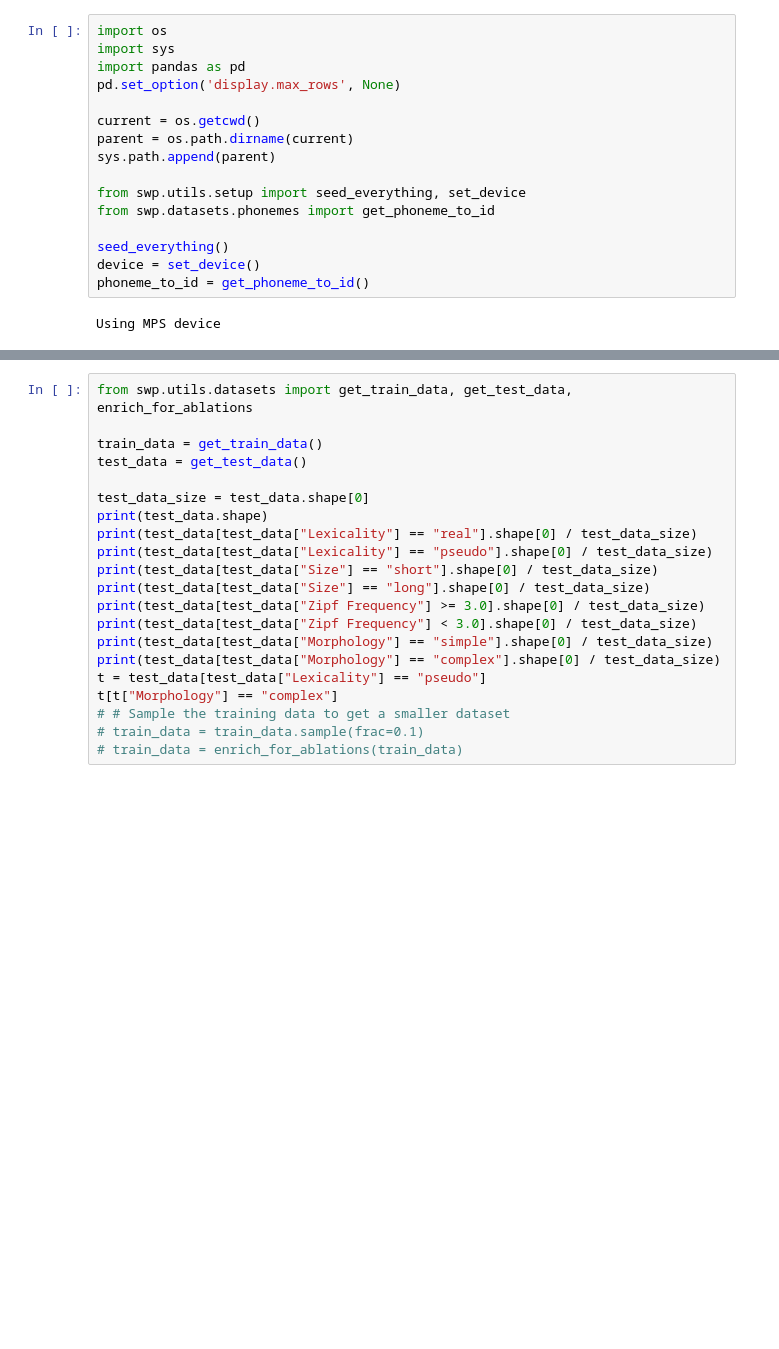
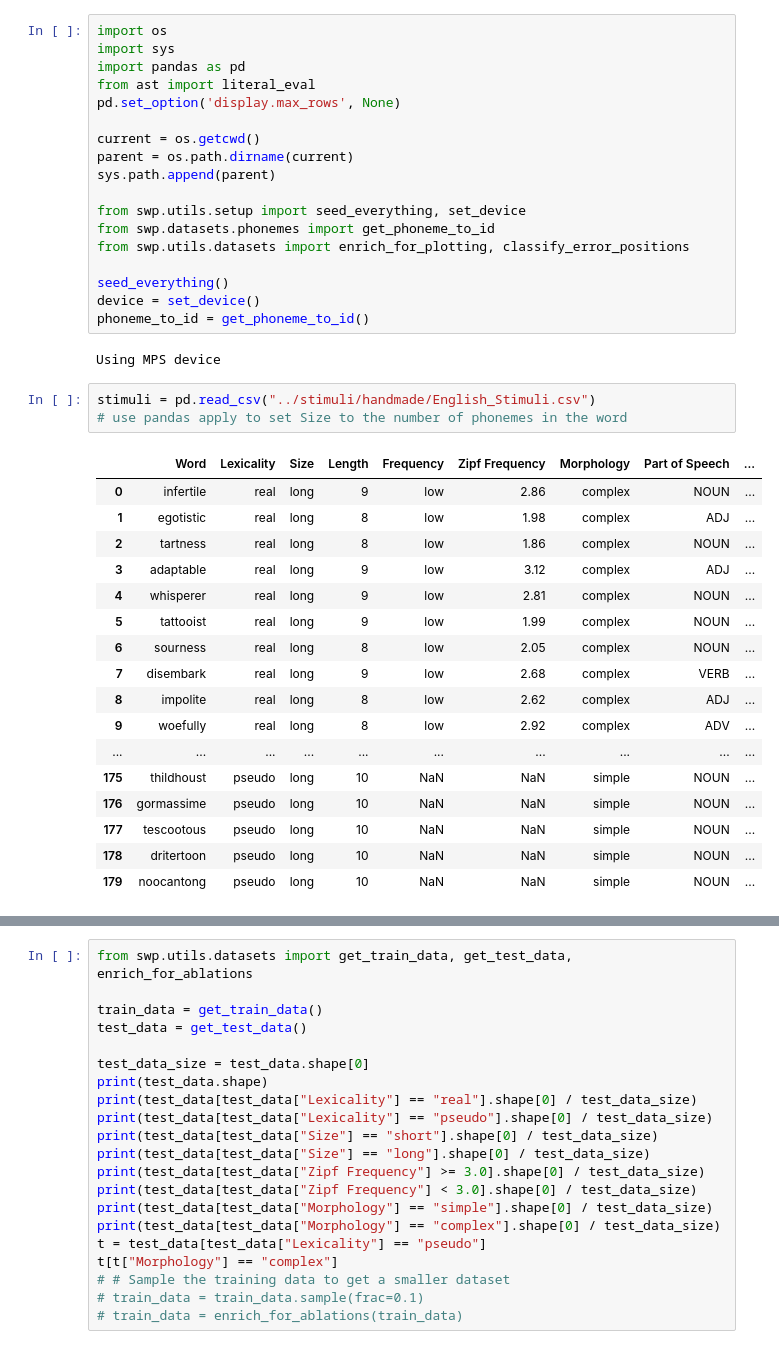
Before and after one commit to danieldager/swp-model, a Jupyter notebook: notebooks/simulations.ipynb, the cells around one changed output, grey strips where cells are left out. Cells and saved outputs as stored; diff of their text form; blank space fills up the shorter version.

```diff
--- a/notebooks/simulations.ipynb
+++ b/notebooks/simulations.ipynb
@@ -2,6 +2,7 @@
 import os
 import sys
 import pandas as pd
+from ast import literal_eval
 pd.set_option('display.max_rows', None)
 
 current = os.getcwd()
@@ -10,9 +11,31 @@ sys.path.append(parent)
 
 from swp.utils.setup import seed_everything, set_device
 from swp.datasets.phonemes import get_phoneme_to_id
+from swp.utils.datasets import enrich_for_plotting, classify_error_positions
 
 seed_everything()
 device = set_device()
 phoneme_to_id = get_phoneme_to_id()
 # %% [output]
 Using MPS device
+# %%
+stimuli = pd.read_csv("../stimuli/handmade/English_Stimuli.csv")
+# use pandas apply to set Size to the number of phonemes in the word
+# %% [output]
+|  | Word | Lexicality | Size | Length | Frequency | Zipf Frequency | Morphology | Part of Speech | ... |
+| 0 | infertile | real | long | 9 | low | 2.86 | complex | NOUN | ... |
+| 1 | egotistic | real | long | 8 | low | 1.98 | complex | ADJ | ... |
+| 2 | tartness | real | long | 8 | low | 1.86 | complex | NOUN | ... |
+| 3 | adaptable | real | long | 9 | low | 3.12 | complex | ADJ | ... |
+| 4 | whisperer | real | long | 9 | low | 2.81 | complex | NOUN | ... |
+| 5 | tattooist | real | long | 9 | low | 1.99 | complex | NOUN | ... |
+| 6 | sourness | real | long | 8 | low | 2.05 | complex | NOUN | ... |
+| 7 | disembark | real | long | 9 | low | 2.68 | complex | VERB | ... |
+| 8 | impolite | real | long | 8 | low | 2.62 | complex | ADJ | ... |
+| 9 | woefully | real | long | 8 | low | 2.92 | complex | ADV | ... |
+| ... | ... | ... | ... | ... | ... | ... | ... | ... | ... |
+| 175 | thildhoust | pseudo | long | 10 | NaN | NaN | simple | NOUN | ... |
+| 176 | gormassime | pseudo | long | 10 | NaN | NaN | simple | NOUN | ... |
+| 177 | tescootous | pseudo | long | 10 | NaN | NaN | simple | NOUN | ... |
+| 178 | dritertoon | pseudo | long | 10 | NaN | NaN | simple | NOUN | ... |
+| 179 | noocantong | pseudo | long | 10 | NaN | NaN | simple | NOUN | ... |
```
Also changed, not shown: parts of 3 cells of this notebook, 12 other files.
